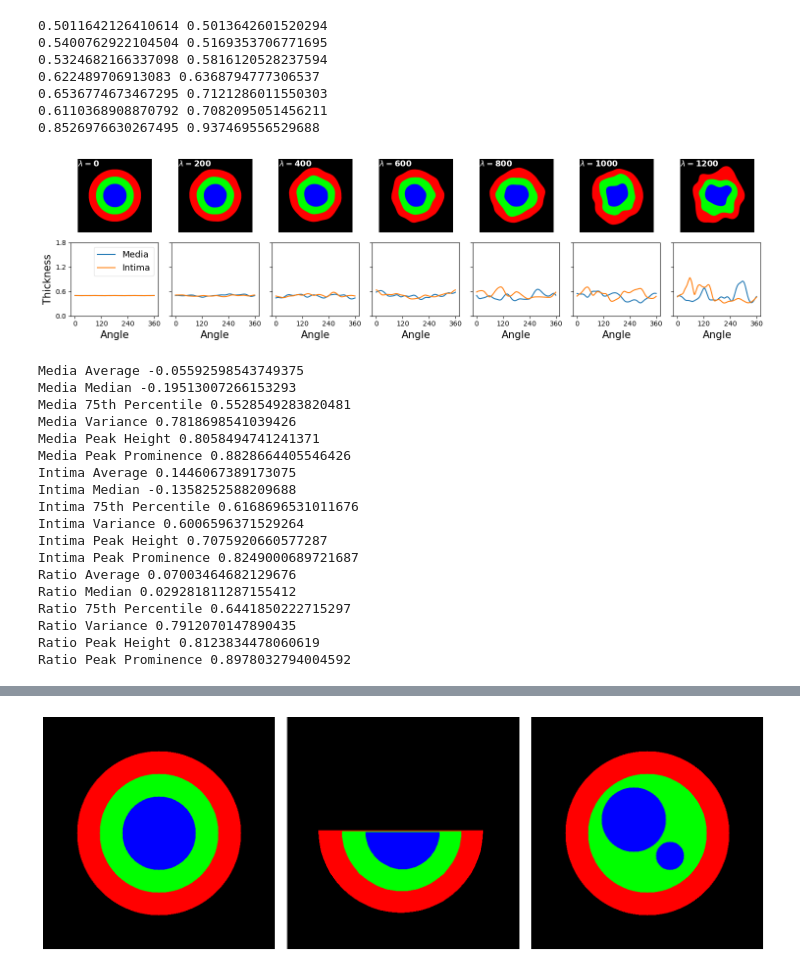
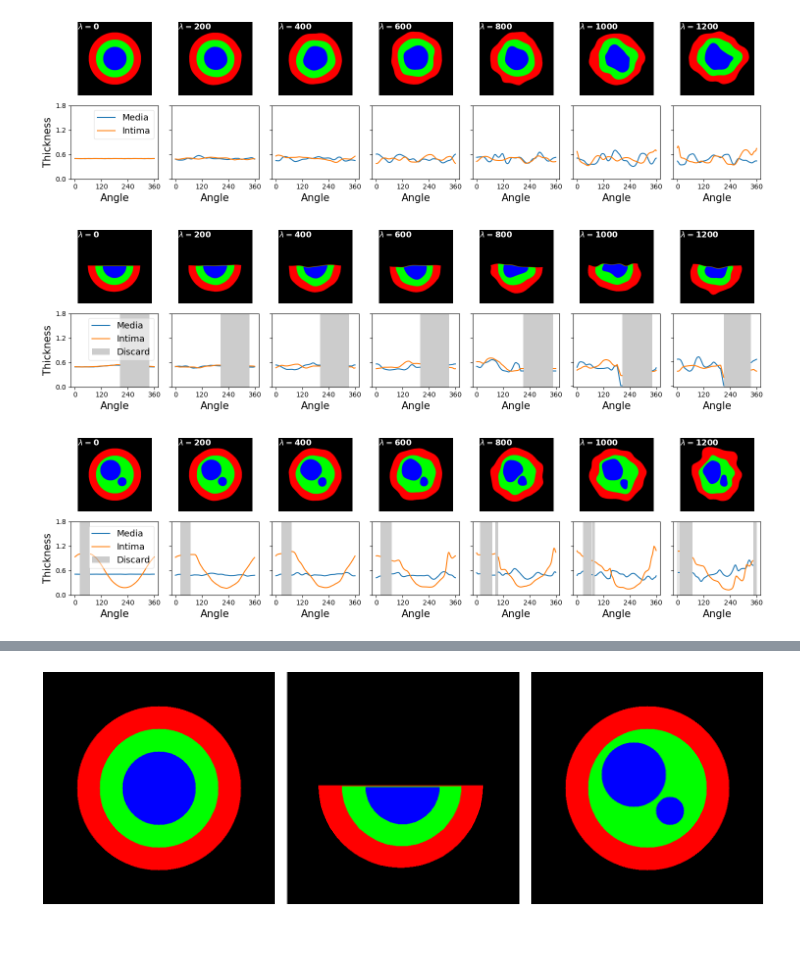
Before and after one commit to K-Harishwar-Reddy/Artery--Feature-Extraction, a Jupyter notebook: numerical_val.ipynb, the cells around one changed output, grey strips where cells are left out. Cells and saved outputs as stored; diff of their text form; code cells hidden in the pictures; blank space fills up the shorter version.

```diff
--- a/numerical_val.ipynb
+++ b/numerical_val.ipynb
@@ -47,17 +41,7 @@ def cnt_polygon_test(cnt1, cnt2):
         if cv2.pointPolygonTest(cnt2, (int(point[0]), int(point[1])), False) >= 0: return True
     return False
 
-def get_cnt_idx_w_largest_area(cnts):
-    max_area = 0
-    max_area_idx = 0
-    for i in range(len(cnts)):
-        curr_area = cv2.contourArea(cnts[i])
-        if curr_area > max_area:
-            max_area = curr_area
-            max_area_idx = i
-    return max_area_idx
-
-def get_cnt_idx_intersecting_w_given_cnt(cnts, target):
+def get_cnt_idx_intersecting_or_inside_given_cnt(cnts, target):
     res_idx = None
     for i in range(len(cnts)):
         if cnt_polygon_test(target, cnts[i]):
@@ -197,58 +142,28 @@ def plot_two_scales(feature_changes):
 # %%
-# Create a black image with a white circle
 img_full = np.zeros((512, 512, 3), np.uint8)
 cv2.circle(img_full, (256, 256), 181, (255, 0, 0), -1)
 cv2.circle(img_full, (256, 256), 131, (0, 255, 0), -1)
 cv2.circle(img_full, (256, 256), 81, (0, 0, 255), -1)
 
-feature_changes = numerical_validation(img_full)
-plot_two_scales(feature_changes)
+numerical_validation(img_full)
 # %% [output]
-0.5011642126410614 0.5013642601520294
-0.5400762922104504 0.5169353706771695
-0.5324682166337098 0.5816120528237594
-0.622489706913083 0.6368794777306537
-0.6536774673467295 0.7121286011550303
-0.6110368908870792 0.7082095051456211
-0.8526976630267495 0.937469556529688
-[figure, old version]
+[figure, new version]
-Media Average -0.05592598543749375
-Media Median -0.19513007266153293
-Media 75th Percentile 0.5528549283820481
-Media Variance 0.7818698541039426
-Media Peak Height 0.8058494741241371
-Media Peak Prominence 0.8828664405546426
-Intima Average 0.1446067389173075
-Intima Median -0.1358252588209688
-Intima 75th Percentile 0.6168696531011676
-Intima Variance 0.6006596371529264
-Intima Peak Height 0.7075920660577287
-Intima Peak Prominence 0.8249000689721687
-Ratio Average 0.07003464682129676
-Ratio Median 0.029281811287155412
-Ratio 75th Percentile 0.6441850222715297
-Ratio Variance 0.7912070147890435
-Ratio Peak Height 0.8123834478060619
-Ratio Peak Prominence 0.8978032794004592
 # %%
-# Create a black image with a white circle
 img_edge = np.zeros((512, 512, 3), np.uint8)
 cv2.ellipse(img_edge, (250, 250), (181, 181), 0, 0, 180, (255, 0, 0), -1)
 cv2.ellipse(img_edge, (252, 252), (131, 131), 0, 0, 180, (0, 255, 0), -1)
 cv2.ellipse(img_edge, (254, 254), (81, 81), 0, 0, 180, (0, 0, 255), -1)
 
-feature_changes = numerical_validation(img_edge)
-plot_two_scales(feature_changes)
+numerical_validation(img_edge)
+# %% [output]
+[figure, added]
 # %%
-# Create a black image with a white circle
-img_full = np.zeros((512, 512, 3), np.uint8)
-# cv2.circle(img_full, (256, 256), 151, (255, 0, 0), -1)
-# cv2.circle(img_full, (256, 256), 121, (0, 255, 0), -1)
-# cv2.circle(img_full, (216, 216), 51, (0, 0, 255), -1)
-cv2.circle(img_full, (256, 256), 181, (255, 0, 0), -1)
-cv2.circle(img_full, (256, 256), 131, (0, 255, 0), -1)
-cv2.circle(img_full, (226, 226), 71, (0, 0, 255), -1)
+img_multi = np.zeros((512, 512, 3), np.uint8)
+cv2.circle(img_multi, (256, 256), 181, (255, 0, 0), -1)
+cv2.circle(img_multi, (256, 256), 131, (0, 255, 0), -1)
+cv2.circle(img_multi, (226, 226), 71, (0, 0, 255), -1)
+cv2.circle(img_multi, (306, 306), 31, (0, 0, 255), -1)
 
-cv2.circle(img_full, (306, 306), 31, (0, 0, 255), -1)
-feature_changes = numerical_validation(img_full)
-plot_two_scales(feature_changes)
+numerical_validation(img_multi)
+# %% [output]
+[figure, added]
```
Also changed, not shown: parts of 8 cells of this notebook, 19 other files.
